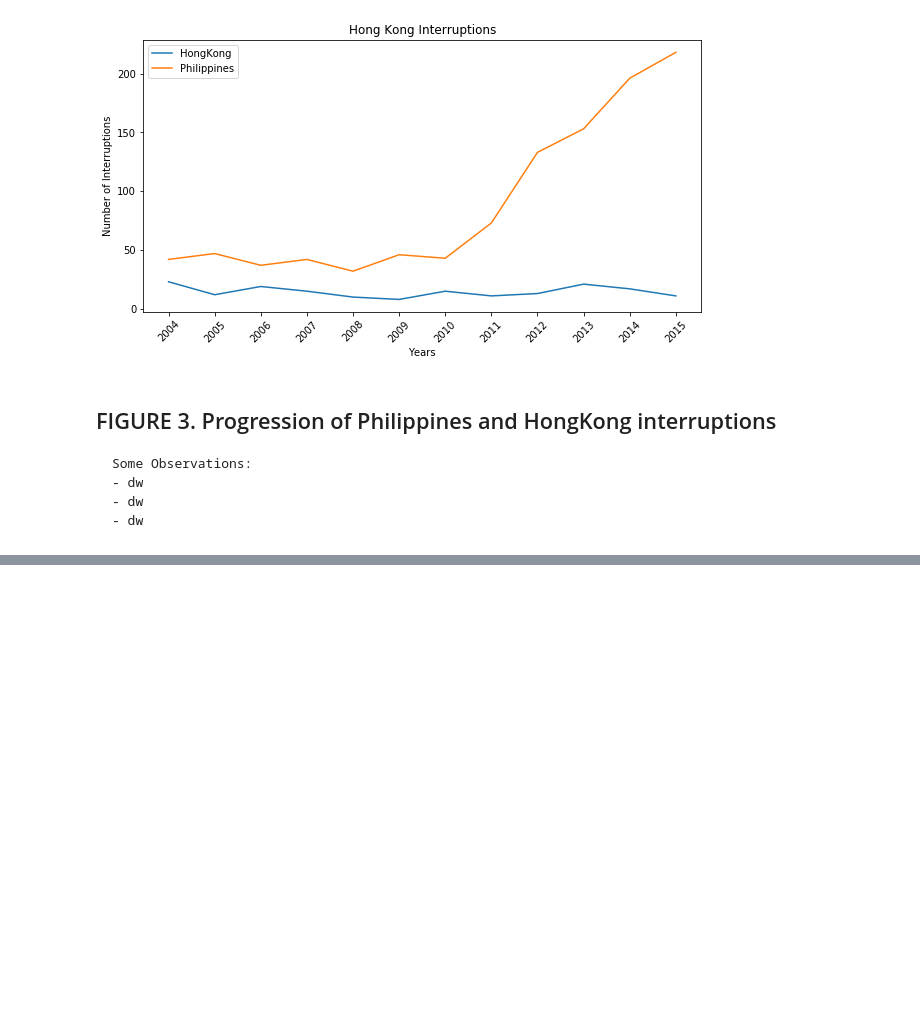
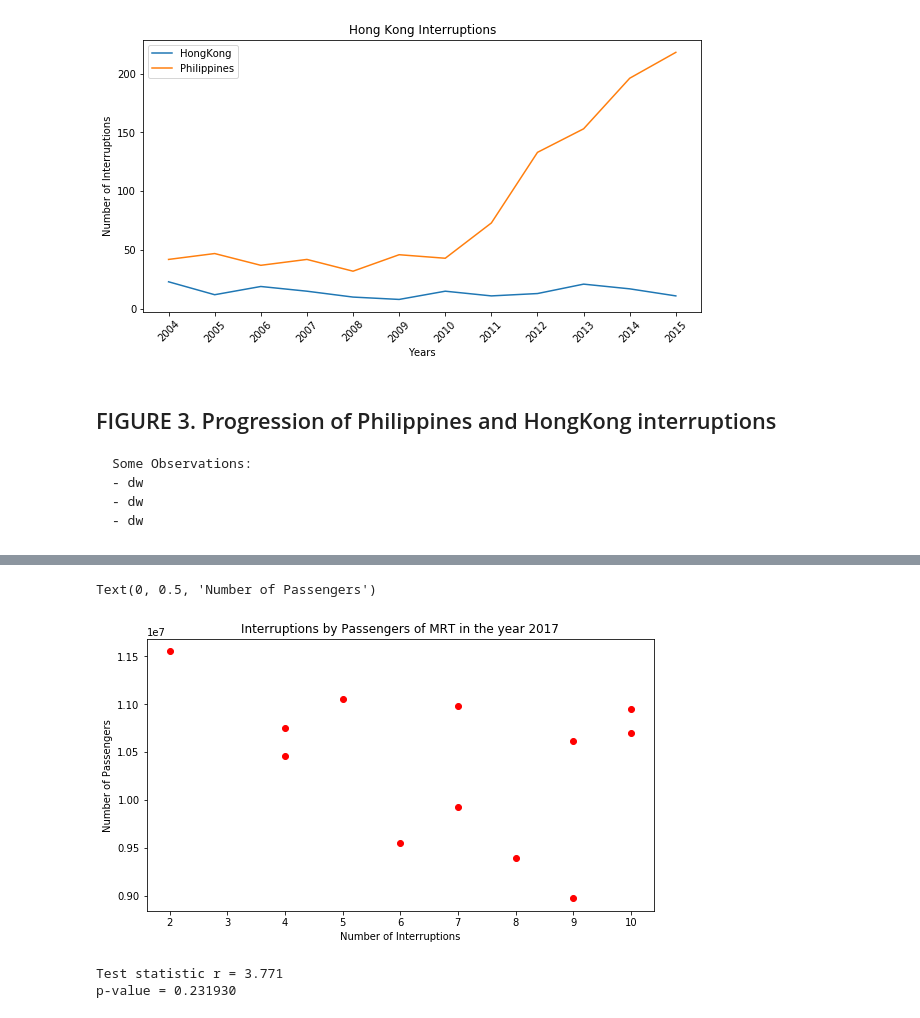
Before and after one commit to kylesantiago/-DATASCI-Final, a Jupyter notebook: [DATASCI] Final.ipynb, the cells around one changed output, grey strips where cells are left out. Cells and saved outputs as stored; diff of their text form; code cells hidden in the pictures; blank space fills up the shorter version.

```diff
--- a/[DATASCI] Final.ipynb
+++ b/[DATASCI] Final.ipynb
@@ -186,0 +213,29 @@ tempDFHK.describe()
+# %%
+stations = passPerMonthMRT['Station'].unique()
+# %%
+month = passPerMonthMRT['Month'].unique()
+# %%
+totalPassPerMonth = [0,0,0,0,0,0,0,0,0,0,0,0]
+for station in stations:
+    for x in range(12):
+        totalPassPerMonth[x] += int(passPerMonthMRT.loc[(passPerMonthMRT['Month'] == month[x]) & (passPerMonthMRT['Station'] == station),'Exit'].tolist()[0].replace(',', ''))
+# %%
+totalIntPerMonth = intPerYearMRT.loc[:,'2017'].tolist()
+# %%
+fig = plt.figure(figsize=(20, 5))
+
+ax = fig.add_subplot(121)
+ax.plot(totalIntPerMonth, totalPassPerMonth, 'ro')
+ax.set_title('Interruptions by Passengers of MRT in the year 2017')
+ax.set_xlabel('Number of Interruptions')
+ax.set_ylabel('Number of Passengers')
+# %% [output]
+Text(0, 0.5, 'Number of Passengers')
+[figure, added]
+# %%
+r_stat, p_val = pearsonr(totalIntPerMonth, totalPassPerMonth)
+print("Test statistic r = {:0.3f}".format(t_stat))
+print("p-value = {:0.6f}".format(p_val))
+# %% [output]
+Test statistic r = 3.771
+p-value = 0.231930
```
Also changed, not shown: parts of 8 cells of this notebook, 2 other files.
